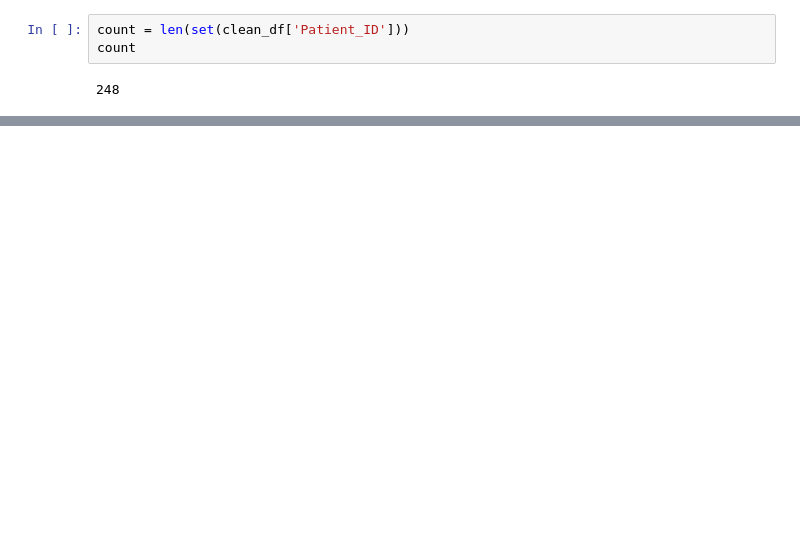
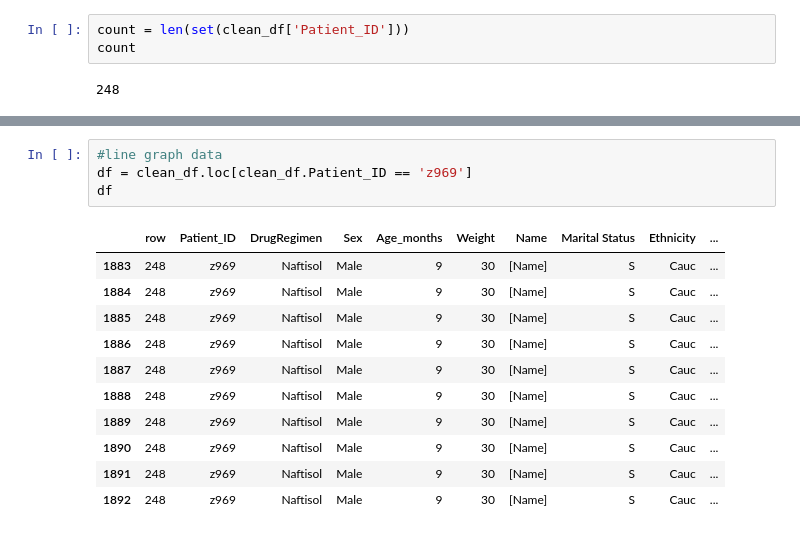
Before and after one commit to citizendez/PharmaDataAnalysis, a Jupyter notebook: PharmaDataAnalysis.ipynb, the cells around one changed output, grey strips where cells are left out. Saved outputs shown, nothing was run; the diff lists cells and outputs as text; blank space fills up the shorter version.

```diff
--- a/PharmaDataAnalysis.ipynb
+++ b/PharmaDataAnalysis.ipynb
@@ -98,0 +172,16 @@ count
+# %%
+#line graph data
+df = clean_df.loc[clean_df.Patient_ID == 'z969']
+df
+# %% [output]
+|  | row | Patient_ID | DrugRegimen | Sex | Age_months | Weight | Name | Marital Status | Ethnicity | ... |
+| 1883 | 248 | z969 | Naftisol | Male | 9 | 30 | [Name] | S | Cauc | ... |
+| 1884 | 248 | z969 | Naftisol | Male | 9 | 30 | [Name] | S | Cauc | ... |
+| 1885 | 248 | z969 | Naftisol | Male | 9 | 30 | [Name] | S | Cauc | ... |
+| 1886 | 248 | z969 | Naftisol | Male | 9 | 30 | [Name] | S | Cauc | ... |
+| 1887 | 248 | z969 | Naftisol | Male | 9 | 30 | [Name] | S | Cauc | ... |
+| 1888 | 248 | z969 | Naftisol | Male | 9 | 30 | [Name] | S | Cauc | ... |
+| 1889 | 248 | z969 | Naftisol | Male | 9 | 30 | [Name] | S | Cauc | ... |
+| 1890 | 248 | z969 | Naftisol | Male | 9 | 30 | [Name] | S | Cauc | ... |
+| 1891 | 248 | z969 | Naftisol | Male | 9 | 30 | [Name] | S | Cauc | ... |
+| 1892 | 248 | z969 | Naftisol | Male | 9 | 30 | [Name] | S | Cauc | ... |
```
Also changed, not shown: parts of 24 cells of this notebook.
